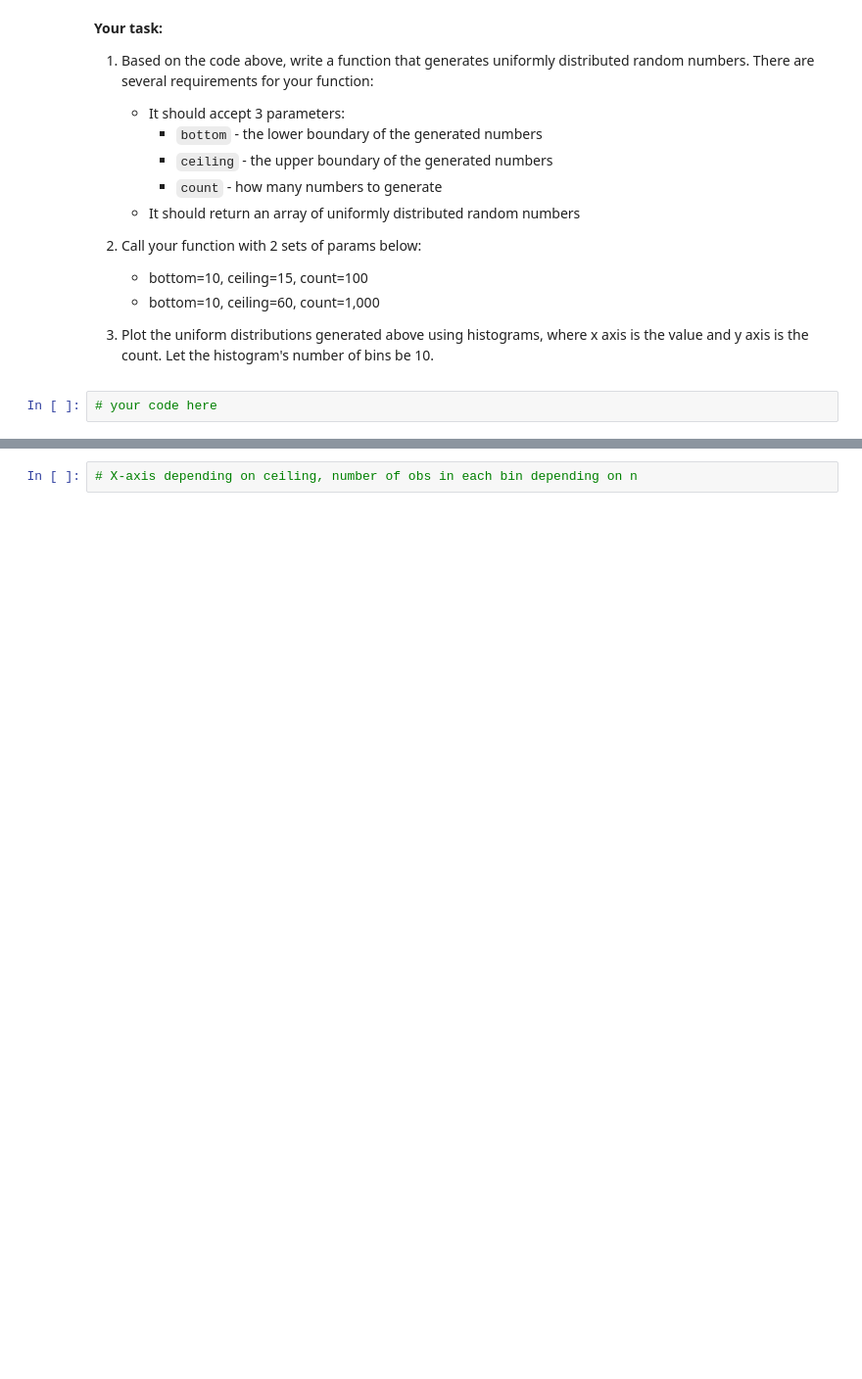
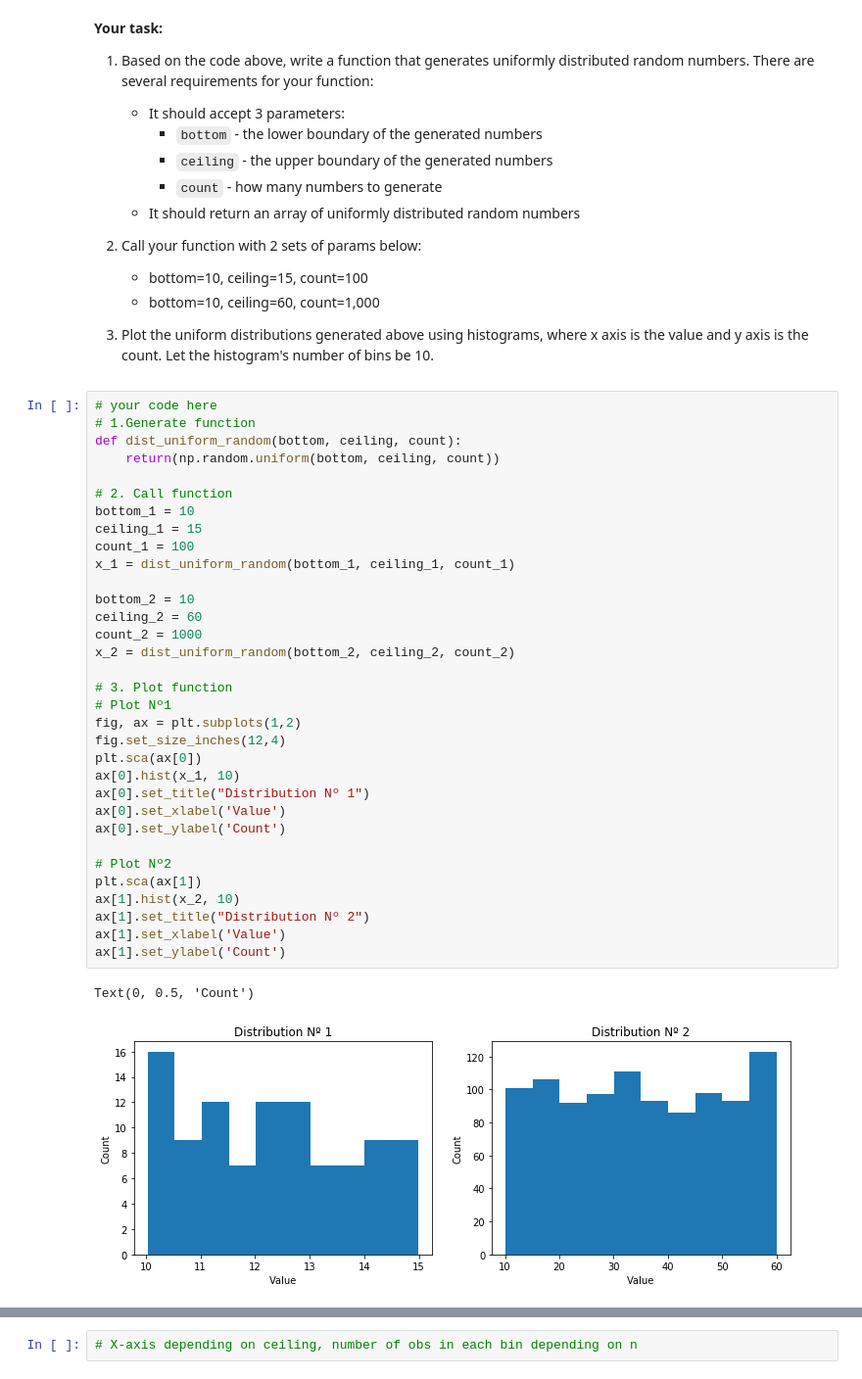
Before and after one commit to ta-datapt-bcn/lab-cont-probability-distribution, a Jupyter notebook: your_code/main.ipynb, the cells around one changed output, grey strips where cells are left out. Shown at 98% size. Saved outputs shown, nothing was run; the diff lists cells and outputs as text; blank space fills up the shorter version.

```diff
--- a/your_code/main.ipynb
+++ b/your_code/main.ipynb
@@ -41,6 +42,40 @@ print(randoms)
     * bottom=10, ceiling=60, count=1,000
 
 1. Plot the uniform distributions generated above using histograms, where x axis is the value and y axis is the count. Let the histogram's number of bins be 10.
-# %%
-# your code here
+# %%
+# your code here
+# 1.Generate function
+def dist_uniform_random(bottom, ceiling, count):
+    return(np.random.uniform(bottom, ceiling, count))
+
+# 2. Call function
+bottom_1 = 10
+ceiling_1 = 15
+count_1 = 100
+x_1 = dist_uniform_random(bottom_1, ceiling_1, count_1)
+
+bottom_2 = 10
+ceiling_2 = 60
+count_2 = 1000
+x_2 = dist_uniform_random(bottom_2, ceiling_2, count_2)
+
+# 3. Plot function
+# Plot Nº1
+fig, ax = plt.subplots(1,2)
+fig.set_size_inches(12,4)
+plt.sca(ax[0])
+ax[0].hist(x_1, 10)
+ax[0].set_title("Distribution Nº 1")
+ax[0].set_xlabel('Value')
+ax[0].set_ylabel('Count')
+
+# Plot Nº2
+plt.sca(ax[1])
+ax[1].hist(x_2, 10)
+ax[1].set_title("Distribution Nº 2")
+ax[1].set_xlabel('Value')
+ax[1].set_ylabel('Count')
+# %% [output]
+Text(0, 0.5, 'Count')
+[figure, added]
 # %% [markdown]
```
Also changed, not shown: parts of 14 cells of this notebook, 1 other file.
